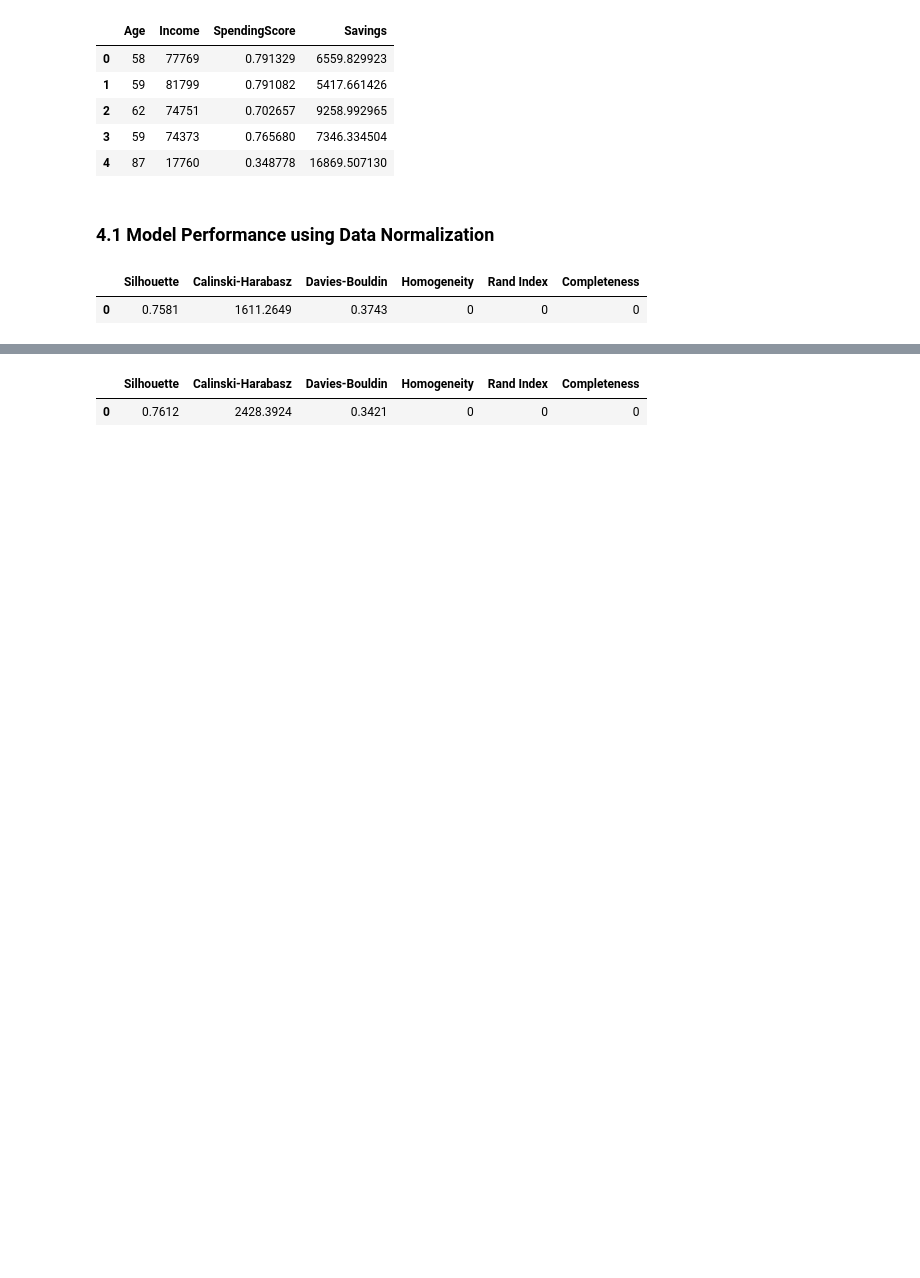
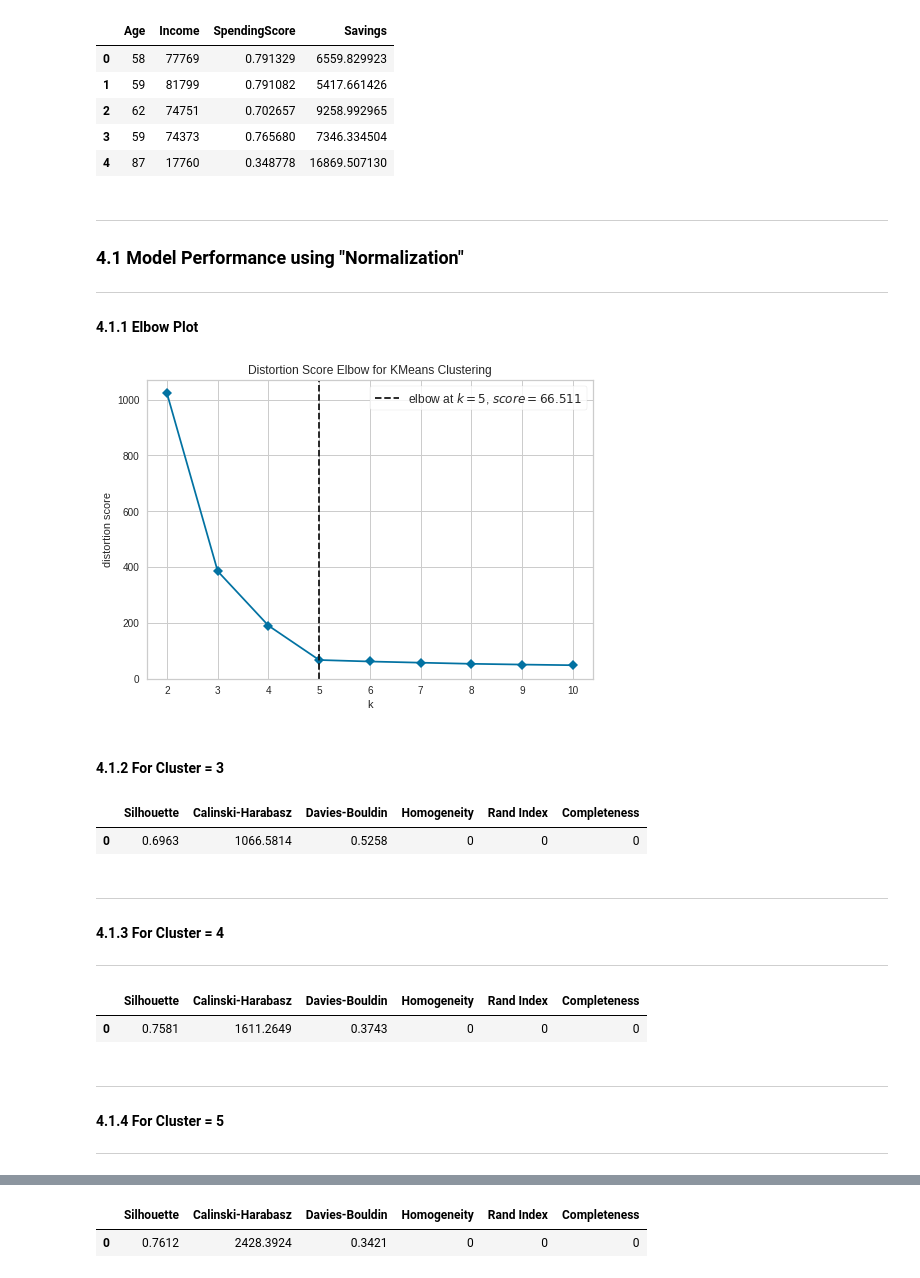
Before and after one commit to psrana/Machine-Learning-using-PyCaret, a Jupyter notebook: 03_PyCaret_for_Clustering_with_Results.ipynb, the cells around one changed output, grey strips where cells are left out. Saved outputs shown, nothing was run; the diff lists cells and outputs as text; code cells hidden in the pictures; blank space fills up the shorter version.

```diff
--- a/03_PyCaret_for_Clustering_with_Results.ipynb
+++ b/03_PyCaret_for_Clustering_with_Results.ipynb
@@ -372,10 +359,35 @@ jewelleryDataSet = get_data('jewellery')
 | 3 | 59 | 74373 | 0.765680 | 7346.334504 |
 | 4 | 87 | 17760 | 0.348778 | 16869.507130 |
 # %% [markdown]
-### **4.1 Model Performance using Data Normalization**
+---
+### **4.1 Model Performance using "Normalization"**
+---
+#### **4.1.1 Elbow Plot**
+# %%
+setup(data = jewelleryDataSet, normalize = True, normalize_method = 'zscore', silent=True)
+x = create_model('kmeans')
+plot_model(x, plot = 'elbow')
+# %% [output]
+[figure, added]
+# %% [markdown]
+#### **4.1.2 For Cluster = 3**
+# %%
+setup(data = jewelleryDataSet, normalize = True, normalize_method = 'zscore', silent=True)
+x = create_model('kmeans', num_clusters = 3)
+# %% [output]
+|  | Silhouette | Calinski-Harabasz | Davies-Bouldin | Homogeneity | Rand Index | Completeness |
+| 0 | 0.6963 | 1066.5814 | 0.5258 | 0 | 0 | 0 |
+# %% [markdown]
+---
+#### **4.1.3 For Cluster = 4**
+---
 # %%
 setup(data = jewelleryDataSet, normalize = True, normalize_method = 'zscore', silent=True)
 x = create_model('kmeans', num_clusters = 4)
 # %% [output]
 |  | Silhouette | Calinski-Harabasz | Davies-Bouldin | Homogeneity | Rand Index | Completeness |
 | 0 | 0.7581 | 1611.2649 | 0.3743 | 0 | 0 | 0 |
+# %% [markdown]
+---
+#### **4.1.4 For Cluster = 5**
+---
```
Also changed, not shown: parts of 101 cells of this notebook.
